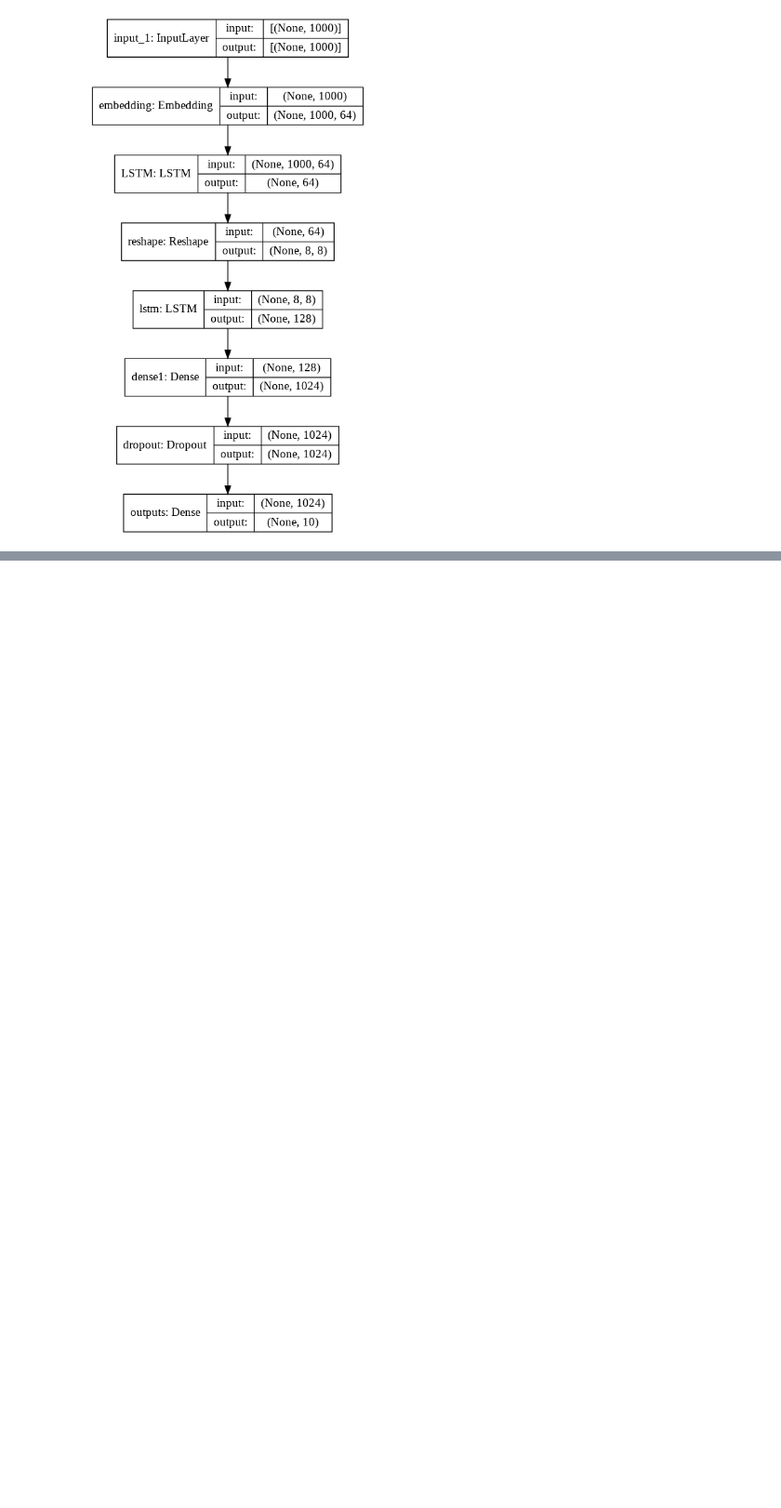
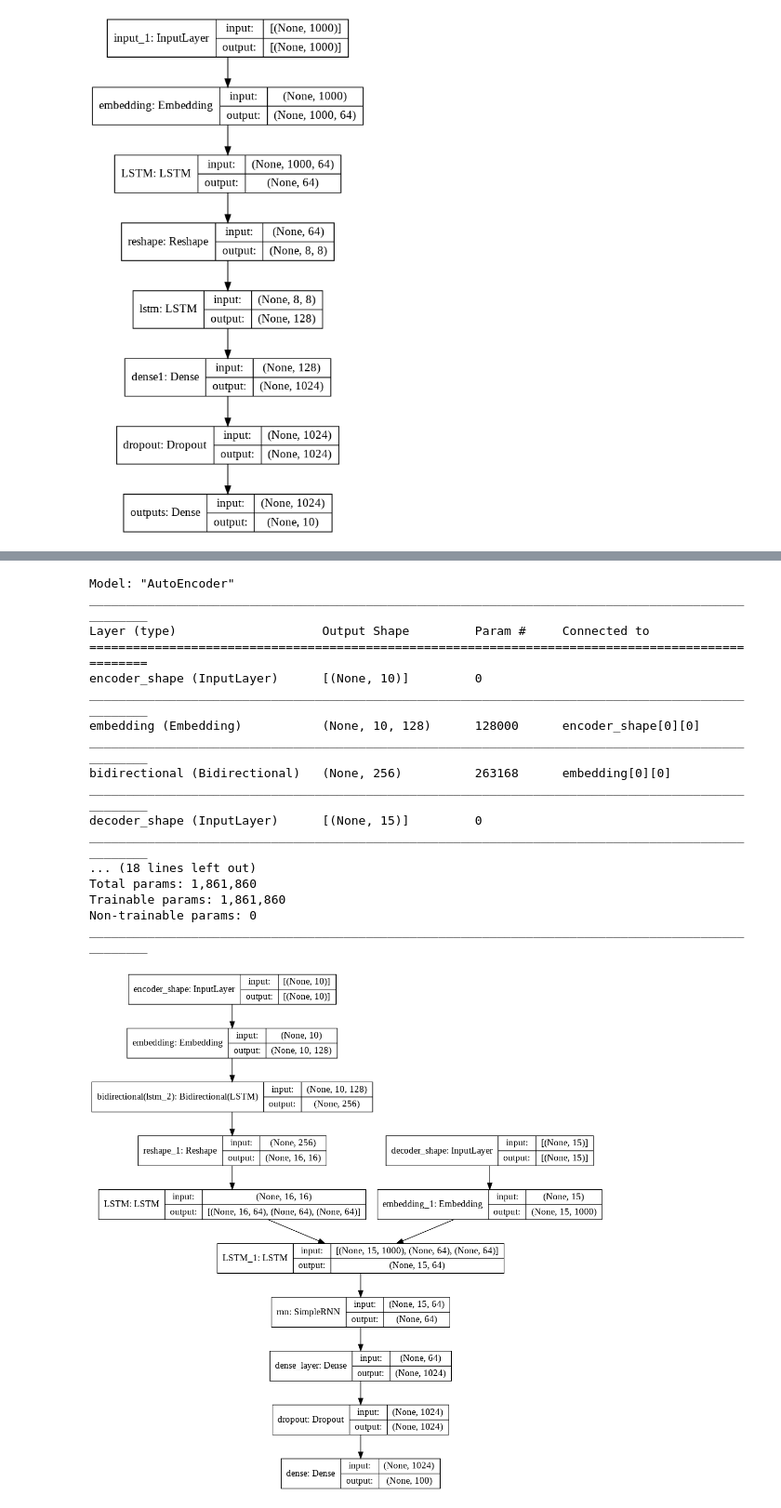
Before and after one commit to martinpius/RNN-ALIENS, a Jupyter notebook: The_RNN_reloaded.ipynb, the cells around one changed output, grey strips where cells are left out. Shown: that part at 93% size. Cells and saved outputs as stored; diff of their text form; code cells hidden in the pictures; blank space fills up the shorter version.

```diff
--- a/The_RNN_reloaded.ipynb
+++ b/The_RNN_reloaded.ipynb
@@ -114,0 +183,34 @@ _________________________________________________________________
+# %%
+encoder_dim = 1000
+decoder_dim = 1000
+encoder_inputs = tf.keras.Input(shape = (10,),name = 'encoder_shape')
+decoder_inputs = tf.keras.Input(shape = (15,), name = 'decoder_shape')
+encoder_embd = tf.keras.layers.Embedding(input_dim = encoder_dim, output_dim = 128)(encoder_inputs)
+x = tf.keras.layers.Bidirectional(tf.keras.layers.LSTM(units = 128,
+                                                       kernel_initializer = 'random_normal',
+                                                       dropout = 0.5,
+                                                       recurrent_dropout = 0.25))(encoder_embd)
+x = tf.keras.layers.Reshape((16,16))(x)
+out_encoder, state_h, state_c = tf.keras.layers.LSTM(units = 64,
+                                                       return_sequences = True,
+                                                       return_state = True,
+                                                       kernel_initializer = 'random_normal',
+                                                       dropout = 0.5,
+                                                       recurrent_dropout = 0.25, name = 'LSTM')(x)
+prev_states = [state_h, state_c]
+decoder_embd = tf.keras.layers.Embedding(input_dim = decoder_dim, output_dim = encoder_dim)(decoder_inputs)
+y = tf.keras.layers.LSTM(units = 64,
+                         kernel_initializer = 'random_normal',
+                         recurrent_dropout = 0.25,
+                         dropout = 0.5,
+                         return_sequences = True, name = 'LSTM_1')(decoder_embd, initial_state= prev_states)
+y = tf.keras.layers.SimpleRNN(units = 64,
+                              recurrent_dropout = 0.25,
+                              dropout = 0.5,
+                              kernel_initializer = 'random_normal', name = 'rnn')(y)
+y = tf.keras.layers.Dense(units = 1024, kernel_initializer = 'random_normal',
+                          activation = 'relu', name = 'dense_layer')(y)
+y = tf.keras.layers.Dropout(rate = 0.5, name = 'dropout')(y)
+outputs = tf.keras.layers.Dense(units = 100, activation = 'softmax')(y)
+
+model = tf.keras.Model(inputs = [encoder_inputs, decoder_inputs], outputs = outputs, name = 'AutoEncoder')
@@ -114,0 +223,22 @@ _________________________________________________________________
+# %%
+model.summary()
+tf.keras.utils.plot_model(model = model, to_file = 'BRNN.png', show_shapes = True)
+# %% [output]
+Model: "AutoEncoder"
+__________________________________________________________________________________________________
+Layer (type)                    Output Shape         Param #     Connected to
+==================================================================================================
+encoder_shape (InputLayer)      [(None, 10)]         0
+__________________________________________________________________________________________________
+embedding (Embedding)           (None, 10, 128)      128000      encoder_shape[0][0]
+__________________________________________________________________________________________________
+bidirectional (Bidirectional)   (None, 256)          263168      embedding[0][0]
+__________________________________________________________________________________________________
+decoder_shape (InputLayer)      [(None, 15)]         0
+__________________________________________________________________________________________________
+... (18 lines left out)
+Total params: 1,861,860
+Trainable params: 1,861,860
+Non-trainable params: 0
+__________________________________________________________________________________________________
+[figure, added]
```
Also changed, not shown: parts of 16 cells of this notebook.
